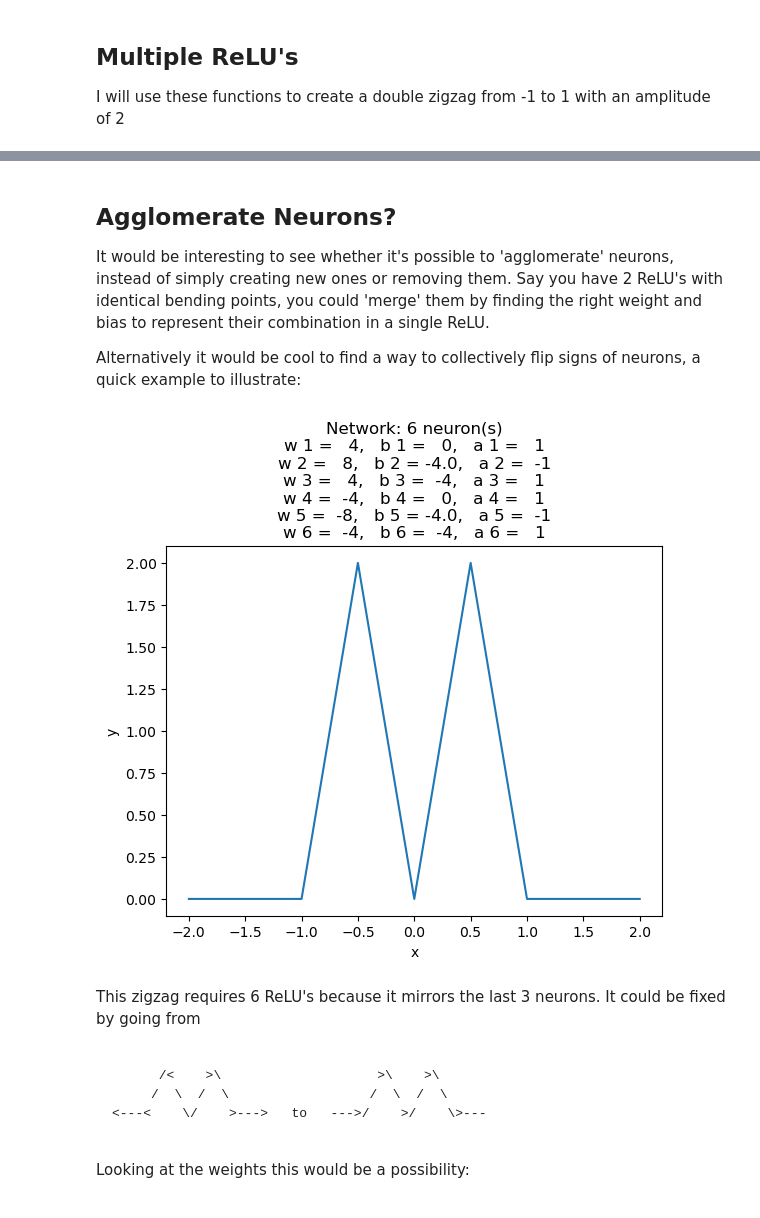
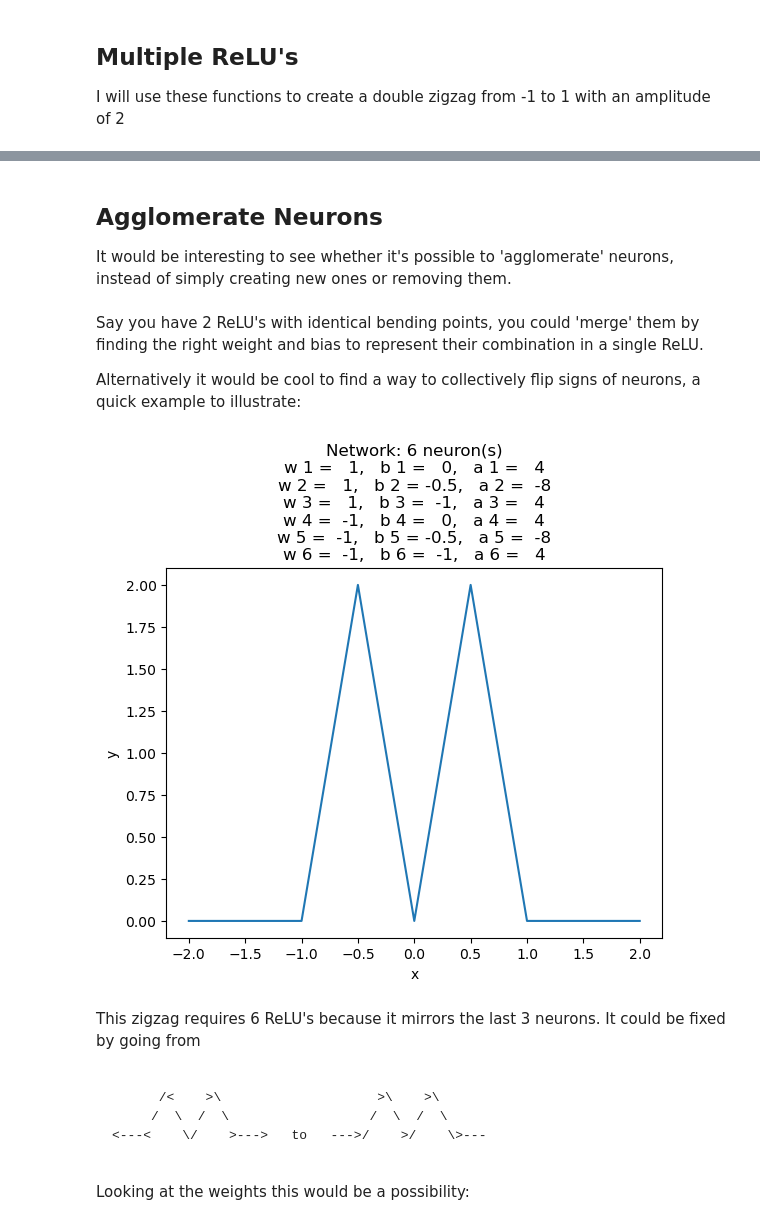
Before and after one commit to PaulusBoskabouter/EvoNet, a Jupyter notebook: experiment_beau.ipynb, the cells around one changed output, grey strips where cells are left out. Saved outputs shown, nothing was run; the diff lists cells and outputs as text; code cells hidden in the pictures.

```diff
--- a/experiment_beau.ipynb
+++ b/experiment_beau.ipynb
@@ -144,0 +139,5 @@ net.plot(-2, 2)
+# %%
+# Shifted mirrored ReLU function
+net = SimpleNet(1)
+net.A = [-2]
+net.plot(-2, 2)
@@ -150,21 +151,18 @@ I coded some transformations based on these principles.
 class Transformations():
 
     # Flip i-th ReLU horizontally (in place)
-    def flip_H(net, i = 1):
+    def flipH(net, i = 1):
         net.W[i - 1] *= -1
         net.B[i - 1] *= -1
 
     # Flip i-th ReLU vertically (in place)
-    def flip_V(net, i = 1):
+    def flipV(net, i = 1):
         net.A[i - 1] *= -1
 
     # Shift i-th ReLU to the right (by s)
     # (if statement accounts for horizontal mirroring)
     def shift(net, s = 0, i = 1):
-        if net.W[i - 1] > 0:
-            net.B[i - 1] -= s
-        else:
-            net.B[i - 1] += s
+        net.B[i - 1] -= s * net.W[i - 1]
 
     # Shift i-th ReLU's bending point to x:
     def shift_to(net, x, i = 1):
@@ -172,8 +170,7 @@ class Transformations():
 
     # scale the ReLU by s (in place)
     def scale(net, s = 1, i = 1):
-        net.W[i - 1] *= s
-        net.B[i - 1] *= s
+        net.A[i - 1] *= s
 # %%
 net = SimpleNet(1)
 
@@ -261,44 +256,46 @@ There are even more possibilities to create suboptimal zigzags:
 - ReLU's can be duplicated and stacked
 - ReLU's can be duplicated, mirrored and stacked (this creates a V-shape)
 # %% [markdown]
-## Agglomerate Neurons?
+## Agglomerate Neurons
 
-It would be interesting to see whether it's possible to 'agglomerate' neurons, instead of simply creating new ones or removing them. Say you have 2 ReLU's with identical bending points, you could 'merge' them by finding the right weight and bias to represent their combination in a single ReLU.
-
-Alternatively it would be cool to find a way to collectively flip signs of neurons, a quick example to illustrate:
+It would be interesting to see whether it's possible to 'agglomerate' neurons, instead of simply creating new ones or removing them.
+# %% [markdown]
+Say you have 2 ReLU's with identical bending points, you could 'merge' them by finding the right weight and bias to represent their combination in a single ReLU.
+
+Alternatively it would be cool to find a way to collectively flip signs of neurons, a quick example to illustrate:
 # %%
 net = SimpleNet(6)
 
 # ReLU 1
-Transformations.scale(net, 4, 1)
+Transformations.scale(net, 4,    i = 1)
 
 # ReLU 2
-Transformations.shift(net, 0.5, 2)
-Transformations.flip_V(net, 2)
-Transformations.scale(net, 8, 2)
+Transformations.shift(net, 0.5,  i = 2)
+Transformations.flipV(net,       i = 2)
+Transformations.scale(net, 8,    i = 2)
 
 # ReLU 3
-Transformations.shift(net, 1, 3)
-Transformations.scale(net, 4, 3)
+Transformations.shift(net, 1,    i = 3)
+Transformations.scale(net, 4,    i = 3)
 
 # ReLU 4
-Transformations.flip_H(net, 4)
-Transformations.scale(net, 4, 4)
+Transformations.flipH(net,       i = 4)
+Transformations.scale(net, 4,    i = 4)
 
 # ReLU 5
-Transformations.flip_H(net, 5)
-Transformations.shift(net, -0.5, 5)
-Transformations.flip_V(net, 5)
-Transformations.scale(net, 8, 5)
+Transformations.flipH(net,       i = 5)
+Transformations.shift(net, -0.5, i = 5)
+Transformations.flipV(net,       i = 5)
+Transformations.scale(net, 8,    i = 5)
 
 # ReLU 6
-Transformations.flip_H(net, 6)
-Transformations.shift(net, -1, 6)
-Transformations.scale(net, 4, 6)
+Transformations.flipH(net,       i = 6)
+Transformations.shift(net, -1,   i = 6)
+Transformations.scale(net,  4,   i = 6)
 
-net.plot(-2, 2, 6)
+net.plot(-2, 2, n = 6)
 # %% [output]
-[figure, old version]
+[figure, new version]
 # %% [markdown]
 This zigzag requires 6 ReLU's because it mirrors the last 3 neurons. It could be fixed by going from
 
```
Also changed, not shown: parts of 36 cells of this notebook.
